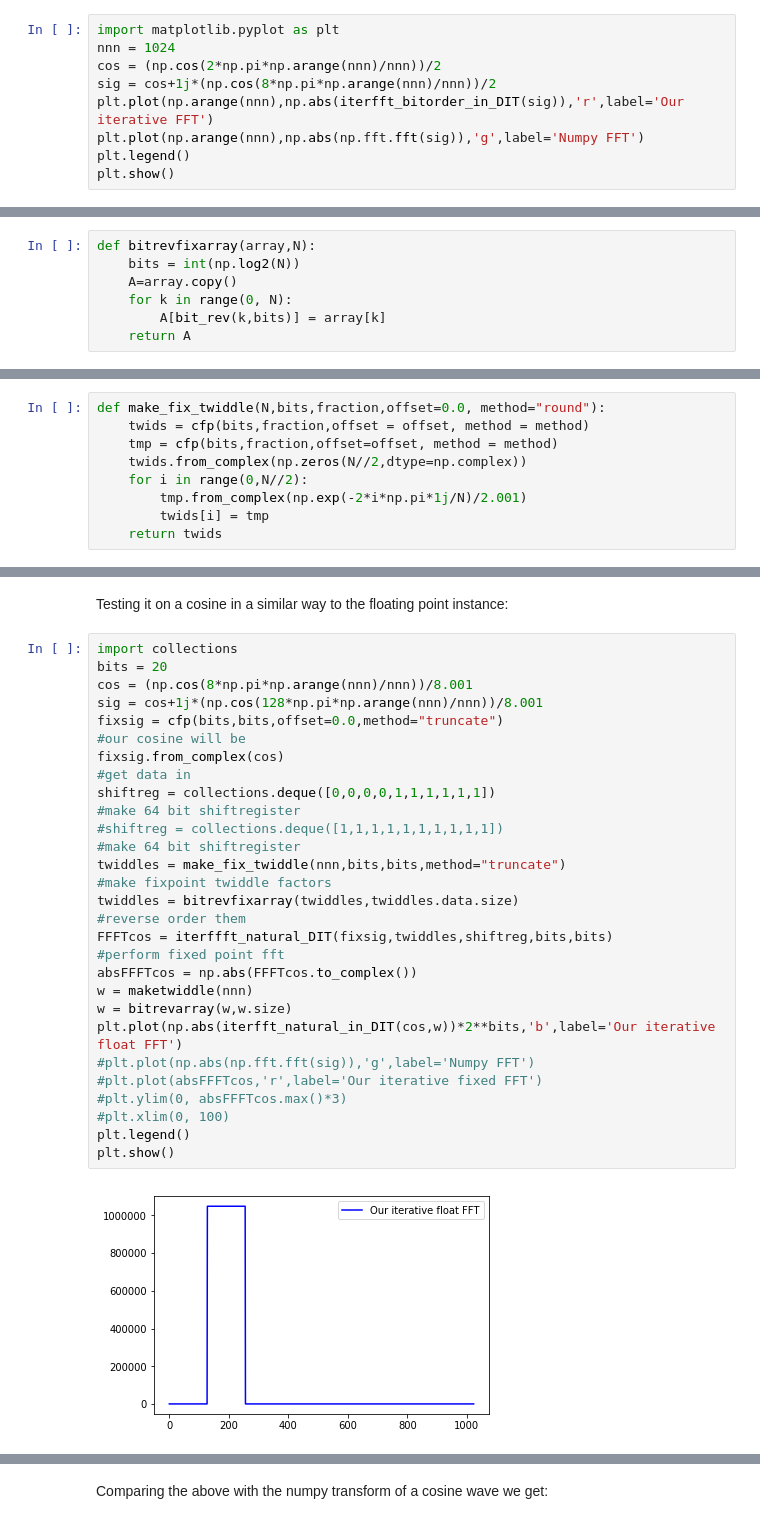
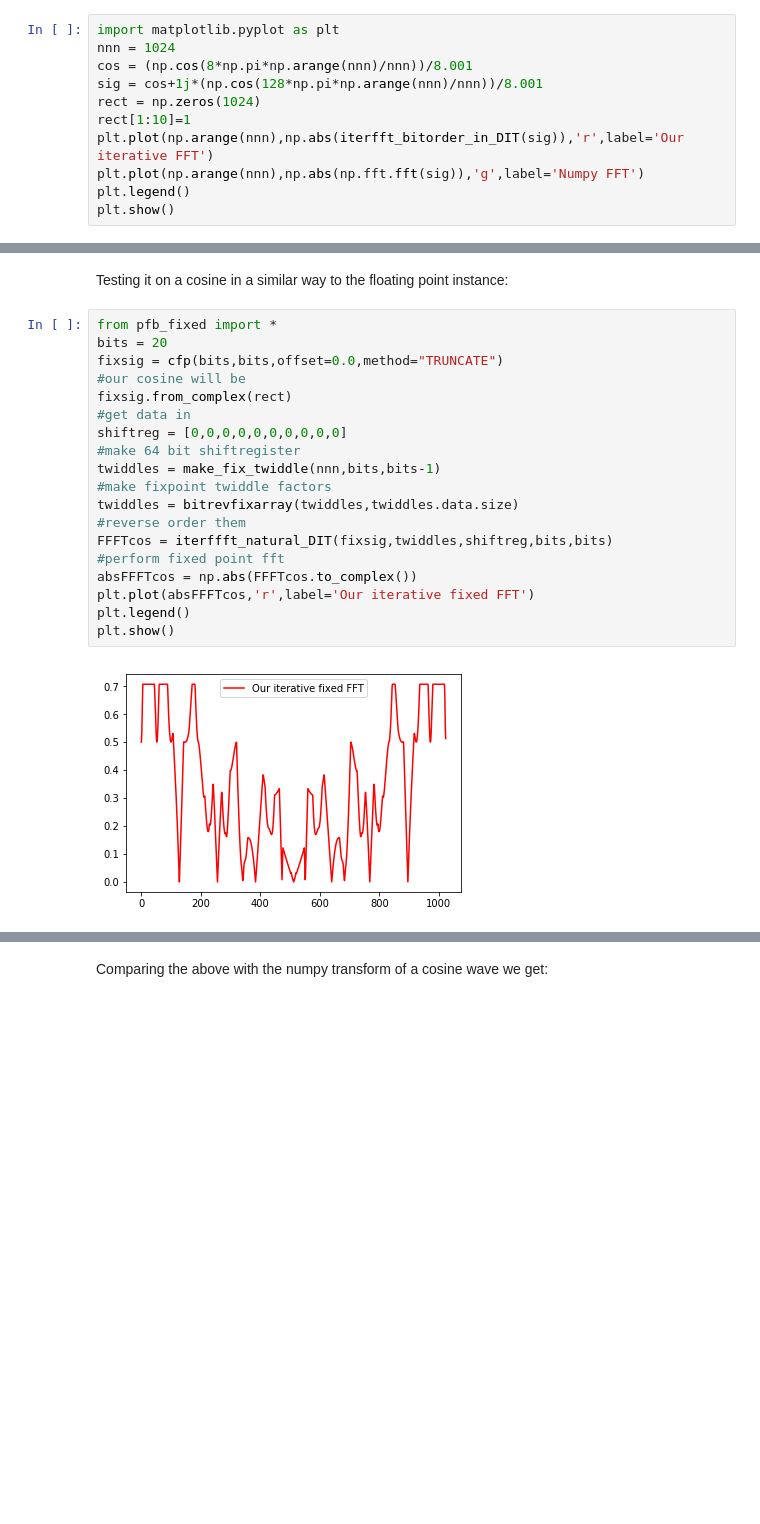
Before and after one commit to talonmyburgh/F-Engine_python_sim, a Jupyter notebook: HOWTO.ipynb, the cells around one changed output, grey strips where cells are left out. Cells and saved outputs as stored; diff of their text form; blank space fills up the shorter version.

Commit message:
Altered fixed point pfb to allow for twiddle factor bit size specification

```diff
--- a/HOWTO.ipynb
+++ b/HOWTO.ipynb
@@ -171,8 +153,10 @@ Comparing with the numpy fft for 16-bit data of a cosine wave we get:
 # %%
 import matplotlib.pyplot as plt
 nnn = 1024
-cos = (np.cos(2*np.pi*np.arange(nnn)/nnn))/2
-sig = cos+1j*(np.cos(8*np.pi*np.arange(nnn)/nnn))/2
+cos = (np.cos(8*np.pi*np.arange(nnn)/nnn))/8.001
+sig = cos+1j*(np.cos(128*np.pi*np.arange(nnn)/nnn))/8.001
+rect = np.zeros(1024)
+rect[1:10]=1
 plt.plot(np.arange(nnn),np.abs(iterfft_bitorder_in_DIT(sig)),'r',label='Our iterative FFT')
 plt.plot(np.arange(nnn),np.abs(np.fft.fft(sig)),'g',label='Numpy FFT')
 plt.legend()
@@ -230,7 +213,0 @@ Implementing the fixed point implementation now:
-# %%
-def bitrevfixarray(array,N):
-    bits = int(np.log2(N))
-    A=array.copy()
-    for k in range(0, N):
-        A[bit_rev(k,bits)] = array[k]
-    return A
@@ -250,9 +213,0 @@ It works, while maintaining the type and shape of the original data! We now impl
-# %%
-def make_fix_twiddle(N,bits,fraction,offset=0.0, method="round"):
-    twids = cfp(bits,fraction,offset = offset, method = method)
-    tmp = cfp(bits,fraction,offset=offset, method = method)
-    twids.from_complex(np.zeros(N//2,dtype=np.complex))
-    for i in range(0,N//2):
-        tmp.from_complex(np.exp(-2*i*np.pi*1j/N)/2.001)
-        twids[i] = tmp
-    return twids
@@ -300,26 +264,17 @@ def iterffft_natural_DIT(a,twid,shiftreg,bits,fraction,offset=0.0,method="round"
 # %% [markdown]
 Testing it on a cosine in a similar way to the floating point instance:
 # %%
-import collections
+from pfb_fixed import *
 bits = 20
-cos = (np.cos(8*np.pi*np.arange(nnn)/nnn))/8.001
-sig = cos+1j*(np.cos(128*np.pi*np.arange(nnn)/nnn))/8.001
-fixsig = cfp(bits,bits,offset=0.0,method="truncate")                                             #our cosine will be
-fixsig.from_complex(cos)                                                         #get data in
-shiftreg = collections.deque([0,0,0,0,1,1,1,1,1,1])                                                #make 64 bit shiftregister
-#shiftreg = collections.deque([1,1,1,1,1,1,1,1,1,1])                                                #make 64 bit shiftregister
-twiddles = make_fix_twiddle(nnn,bits,bits,method="truncate")                                       #make fixpoint twiddle factors
+fixsig = cfp(bits,bits,offset=0.0,method="TRUNCATE")                             #our cosine will be
+fixsig.from_complex(rect)                                                         #get data in
+shiftreg = [0,0,0,0,0,0,0,0,0,0]                                                 #make 64 bit shiftregister
+twiddles = make_fix_twiddle(nnn,bits,bits-1)                                     #make fixpoint twiddle factors
 twiddles = bitrevfixarray(twiddles,twiddles.data.size)                           #reverse order them
-FFFTcos = iterffft_natural_DIT(fixsig,twiddles,shiftreg,bits,bits)                       #perform fixed point fft
+FFFTcos = iterffft_natural_DIT(fixsig,twiddles,shiftreg,bits,bits)               #perform fixed point fft
 absFFFTcos = np.abs(FFFTcos.to_complex())
-w = maketwiddle(nnn)
-w = bitrevarray(w,w.size)
-plt.plot(np.abs(iterfft_natural_in_DIT(cos,w))*2**bits,'b',label='Our iterative float FFT')
-#plt.plot(np.abs(np.fft.fft(sig)),'g',label='Numpy FFT')
-#plt.plot(absFFFTcos,'r',label='Our iterative fixed FFT')
-#plt.ylim(0, absFFFTcos.max()*3)
-#plt.xlim(0, 100)
+plt.plot(absFFFTcos,'r',label='Our iterative fixed FFT')
 plt.legend()
 plt.show()
 # %% [output]
-[figure, old version]
+[figure, new version]
```
Also changed, not shown: parts of 62 cells of this notebook, 9 other files.
